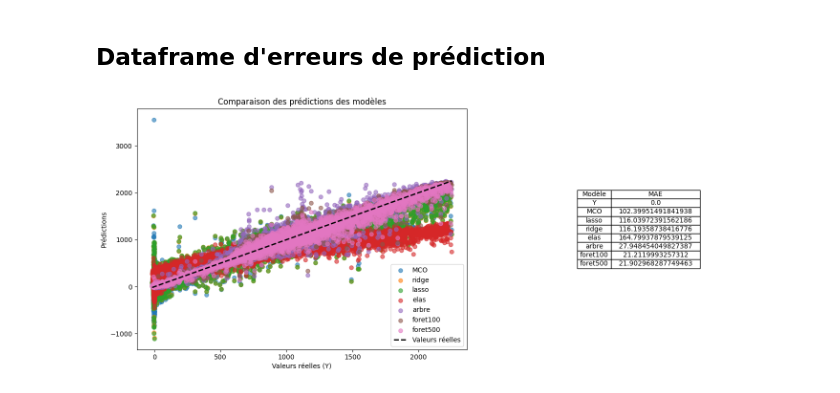
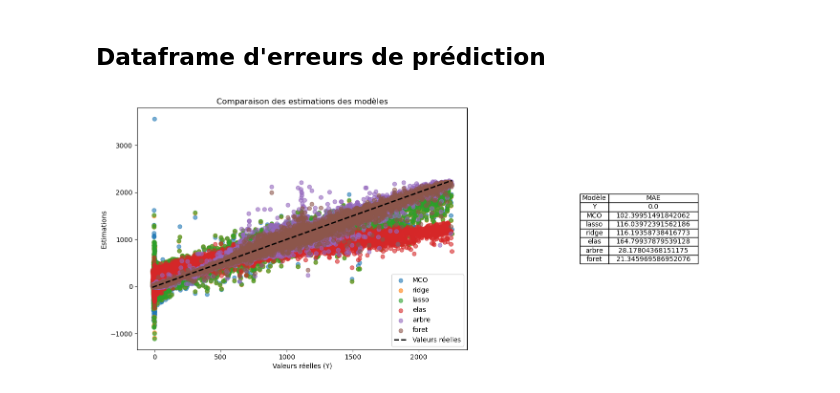
Before and after one commit to GillesBour/formation-data-science, a Jupyter notebook: Datacamp/datacamp.ipynb, the cells around one changed output. Drawn from its saved outputs; the diff is of its cells as text; code cells hidden in the pictures.

```diff
--- a/Datacamp/datacamp.ipynb
+++ b/Datacamp/datacamp.ipynb
@@ -294,14 +294,9 @@ for i, (train_index, val_index) in enumerate(kf.split(train_df)):
     PREV.loc[val_index, "arbre"] = arbre.predict(X_val)
 
     # Forêt aléatoire
-    foret = RandomForestRegressor(n_estimators=100)
+    foret = RandomForestRegressor()
     foret.fit(X_train, Y_train)
-    PREV.loc[val_index, "foret100"] = foret.predict(X_val)
-
-    # Forêt aléatoire
-    foret = RandomForestRegressor(n_estimators=500, max_features=0.3)
-    foret.fit(X_train, Y_train)
-    PREV.loc[val_index, "foret500"] = foret.predict(X_val)
+    PREV.loc[val_index, "foret"] = foret.predict(X_val)
 # %% [output]
 Objective did not converge. You might want to increase the number of iterations, check the scale of the features or consider increasing regularisation. Duality gap: 1.081e+07, tolerance: 3.514e+05
 
@@ -340,7 +335,7 @@ import matplotlib.pyplot as plt
 fig, ax = plt.subplots(1, 2, figsize=(15, 6))
 
 # Sous-graphe 1 : Comparaison des prédictions des modèles
-for col in ["MCO", "ridge", "lasso", "elas", "arbre", "foret100", "foret500"]:
+for col in ["MCO", "ridge", "lasso", "elas", "arbre", "foret"]:
     ax[0].scatter(PREV["Y"], PREV[col], label=col, alpha=0.6)
 
 ax[0].plot(
@@ -348,33 +343,33 @@ ax[0].plot(
     [PREV["Y"].min(), PREV["Y"].max()],
     "k--",
     lw=2,
     label="Valeurs réelles",
 )
 ax[0].set_xlabel("Valeurs réelles (Y)")
-ax[0].set_ylabel("Prédictions")
-ax[0].set_title("Comparaison des prédictions des modèles")
+ax[0].set_ylabel("Estimations")
+ax[0].set_title("Comparaison des estimations des modèles")
 ax[0].legend()
 
 # Sous-graphe 2 : Tableau des erreurs
 # Conversion des erreurs en DataFrame pour affichage
 erreurs_df = erreurs.reset_index()
 erreurs_df.columns = ["Modèle", "MAE"]
 
 # Création du tableau
 ax[1].axis("tight")
 ax[1].axis("off")
 table = ax[1].table(
     cellText=erreurs_df.values,
     colLabels=erreurs_df.columns,
     cellLoc="center",
     loc="center",
 )
 table.auto_set_font_size(False)
 table.set_fontsize(10)
 table.auto_set_column_width(col=list(range(len(erreurs_df.columns))))
 
 # Affichage de la figure
 plt.tight_layout()
 plt.show()
 # %% [output]
-[figure, old version]
+[figure, new version]
```
Also changed, not shown: parts of 1 cell of this notebook.
